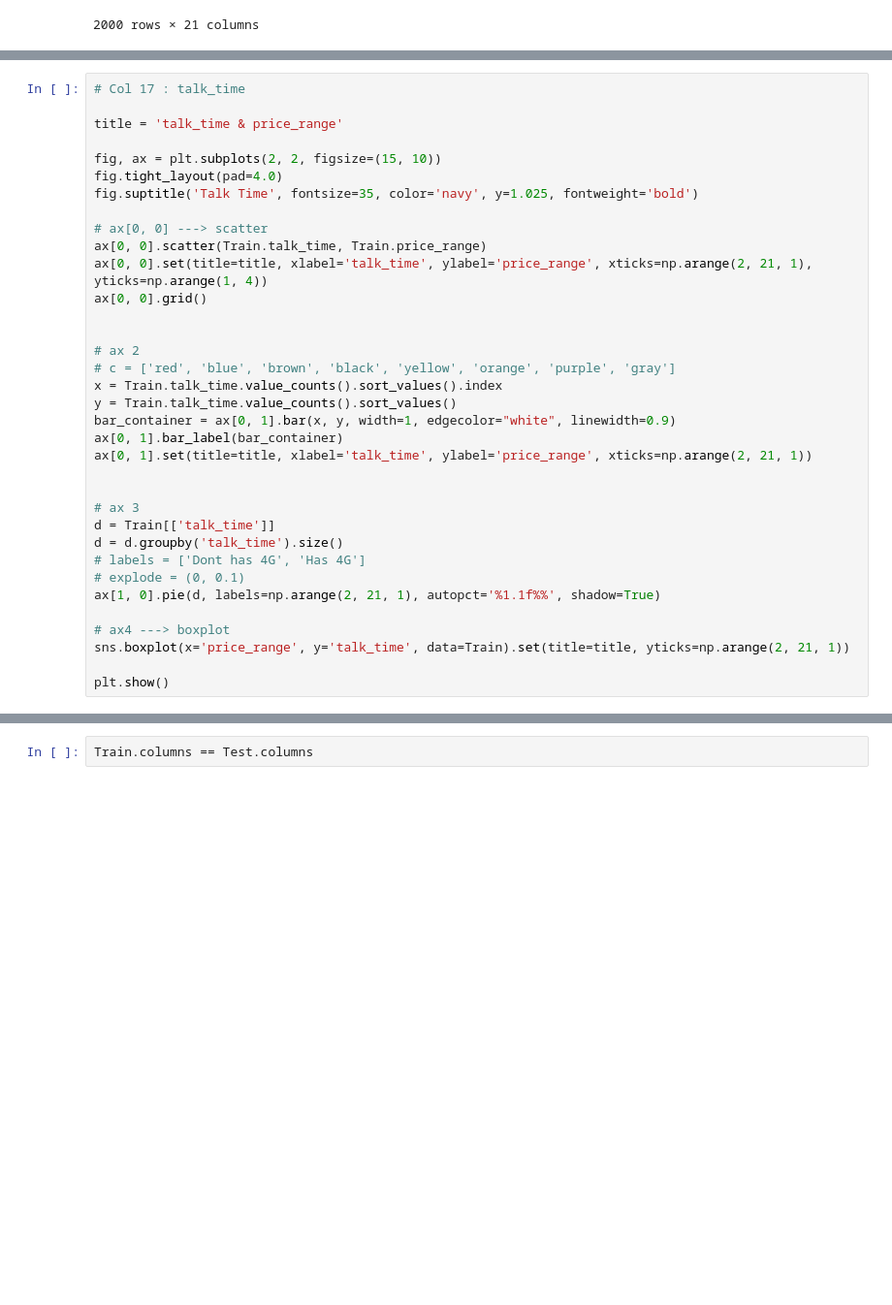
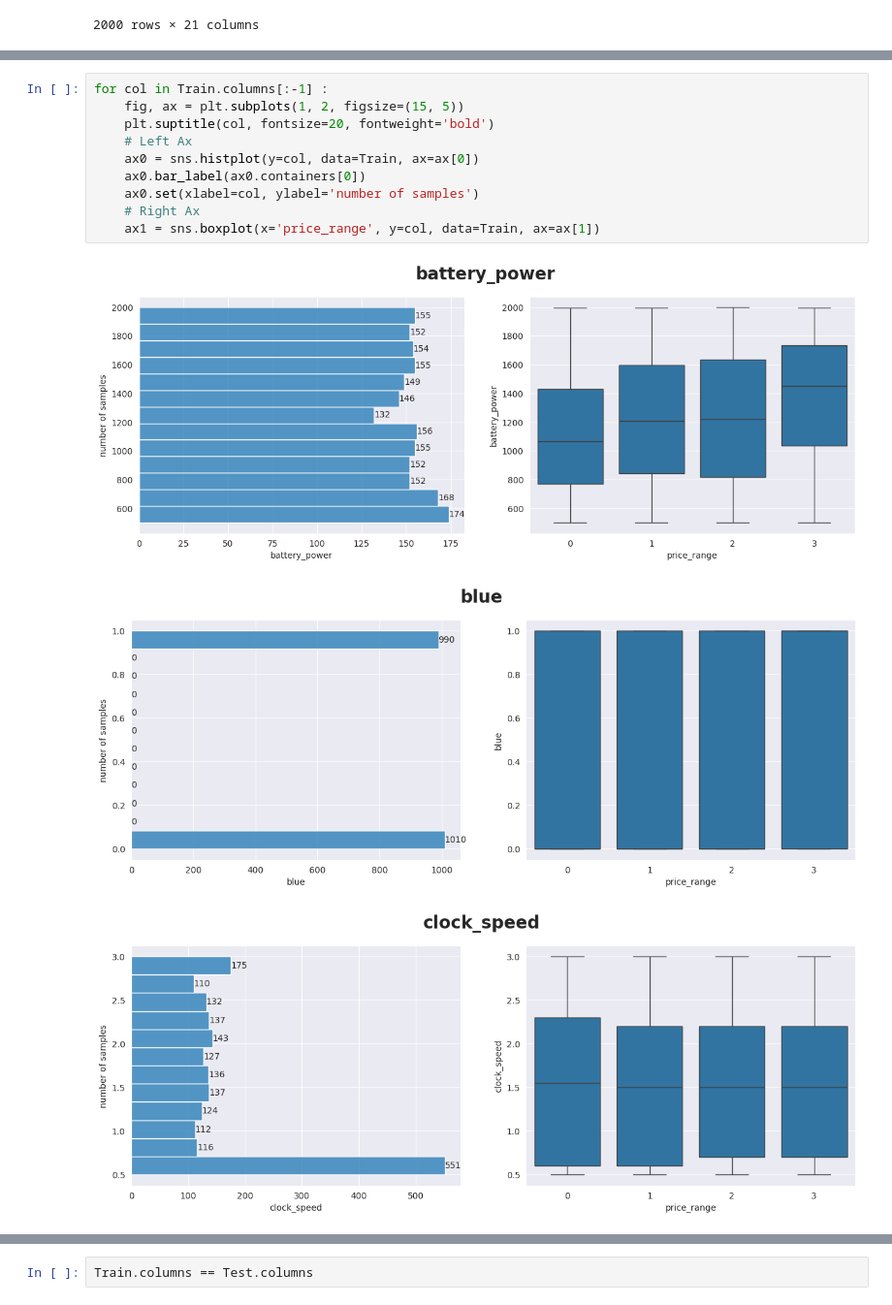
Before and after one commit to NimaPourmoradi/MobilePrice1, a Jupyter notebook: Classification2.ipynb, the cells around one changed output, grey strips where cells are left out. Shown at 97% size. Saved outputs shown, nothing was run; the diff lists cells and outputs as text; blank space fills up the shorter version.

Commit message:
version2
- add some image
- add styles
- add NN
- change plots
- add columns explain
...

```diff
--- a/Classification2.ipynb
+++ b/Classification2.ipynb
@@ -787,35 +135,0 @@ plt.show()
-# %%
-# Col 17 : talk_time
-
-title = 'talk_time & price_range'
-
-fig, ax = plt.subplots(2, 2, figsize=(15, 10))
-fig.tight_layout(pad=4.0)
-fig.suptitle('Talk Time', fontsize=35, color='navy', y=1.025, fontweight='bold')
-
-# ax[0, 0] ---> scatter
-ax[0, 0].scatter(Train.talk_time, Train.price_range)
-ax[0, 0].set(title=title, xlabel='talk_time', ylabel='price_range', xticks=np.arange(2, 21, 1), yticks=np.arange(1, 4))
-ax[0, 0].grid()
-
-
-# ax 2
-# c = ['red', 'blue', 'brown', 'black', 'yellow', 'orange', 'purple', 'gray']
-x = Train.talk_time.value_counts().sort_values().index
-y = Train.talk_time.value_counts().sort_values()
-bar_container = ax[0, 1].bar(x, y, width=1, edgecolor="white", linewidth=0.9)
-ax[0, 1].bar_label(bar_container)
-ax[0, 1].set(title=title, xlabel='talk_time', ylabel='price_range', xticks=np.arange(2, 21, 1))
-
-
-# ax 3
-d = Train[['talk_time']]
-d = d.groupby('talk_time').size()
-# labels = ['Dont has 4G', 'Has 4G']
-# explode = (0, 0.1)
-ax[1, 0].pie(d, labels=np.arange(2, 21, 1), autopct='%1.1f%%', shadow=True)
-
-# ax4 ---> boxplot
-sns.boxplot(x='price_range', y='talk_time', data=Train).set(title=title, yticks=np.arange(2, 21, 1))
-
-plt.show()
@@ -1035,0 +234,14 @@ dtype: int64
+# %%
+for col in Train.columns[:-1] :
+    fig, ax = plt.subplots(1, 2, figsize=(15, 5))
+    plt.suptitle(col, fontsize=20, fontweight='bold')
+    # Left Ax
+    ax0 = sns.histplot(y=col, data=Train, ax=ax[0])
+    ax0.bar_label(ax0.containers[0])
+    ax0.set(xlabel=col, ylabel='number of samples')
+    # Right Ax
+    ax1 = sns.boxplot(x='price_range', y=col, data=Train, ax=ax[1])
+# %% [output]
+[figure, added]
+[figure, added]
+[figure, added]
```
Also changed, not shown: parts of 125 cells of this notebook.
